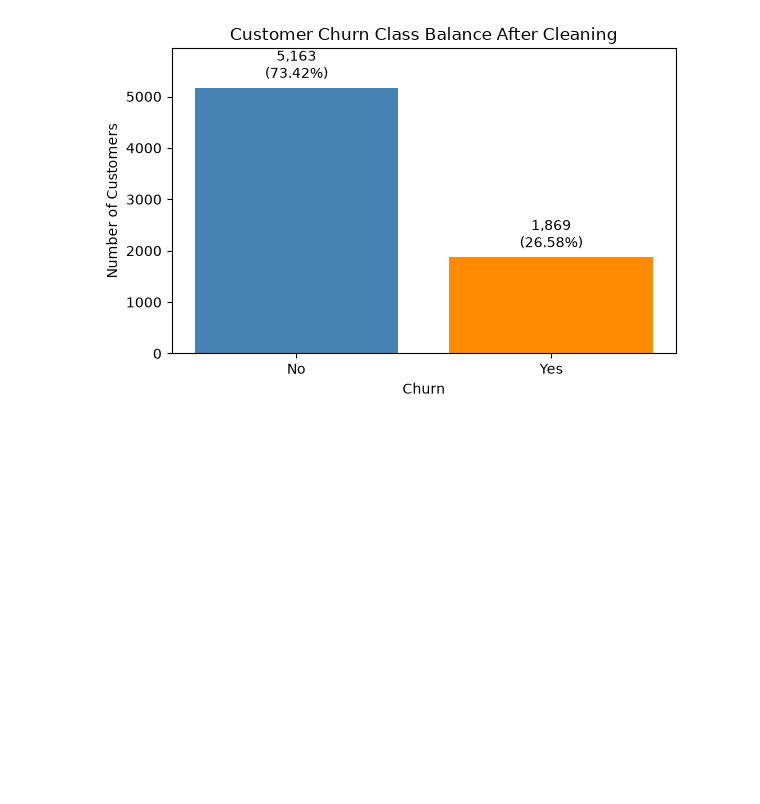
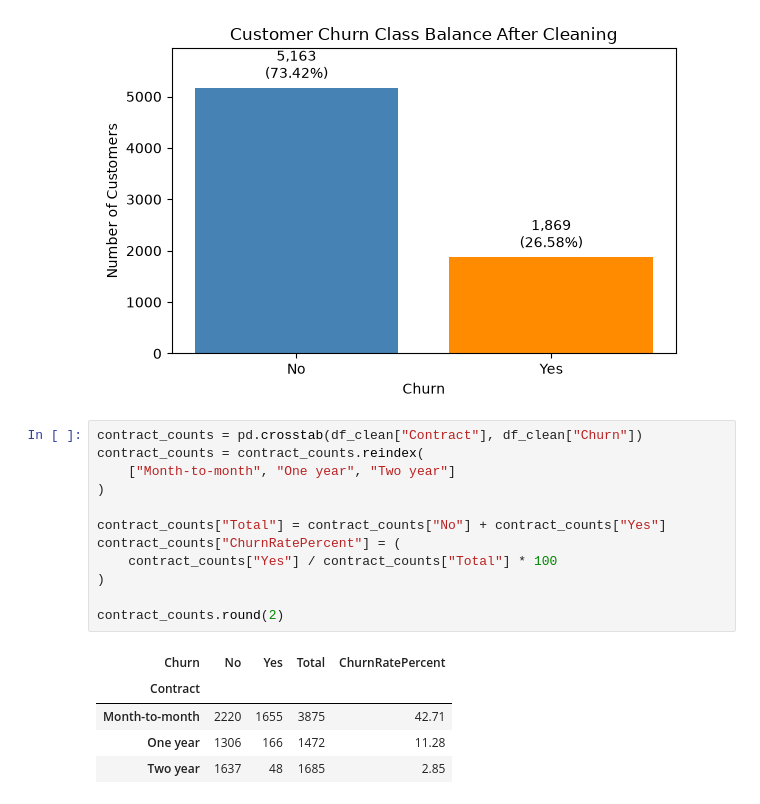
Before and after one commit to Dawlatshahi/telco-customer-churn, a Jupyter notebook: notebooks/telco_customer_churn.ipynb, the cells around one changed output. Cells and saved outputs as stored; diff of their text form; blank space fills up the shorter version.

```diff
--- a/notebooks/telco_customer_churn.ipynb
+++ b/notebooks/telco_customer_churn.ipynb
@@ -193,3 +193,21 @@ fig.savefig("../figures/churn_class_balance.png", dpi=300, bbox_inches="tight")
 plt.show()
 # %% [output]
 [figure]
+# %%
+contract_counts = pd.crosstab(df_clean["Contract"], df_clean["Churn"])
+contract_counts = contract_counts.reindex(
+    ["Month-to-month", "One year", "Two year"]
+)
+
+contract_counts["Total"] = contract_counts["No"] + contract_counts["Yes"]
+contract_counts["ChurnRatePercent"] = (
+    contract_counts["Yes"] / contract_counts["Total"] * 100
+)
+
+contract_counts.round(2)
+# %% [output]
+| Churn | No | Yes | Total | ChurnRatePercent |
+| Contract |  |  |  |  |
+| Month-to-month | 2220 | 1655 | 3875 | 42.71 |
+| One year | 1306 | 166 | 1472 | 11.28 |
+| Two year | 1637 | 48 | 1685 | 2.85 |
```
Also changed, not shown: parts of 1 cell of this notebook, 2 other files.
